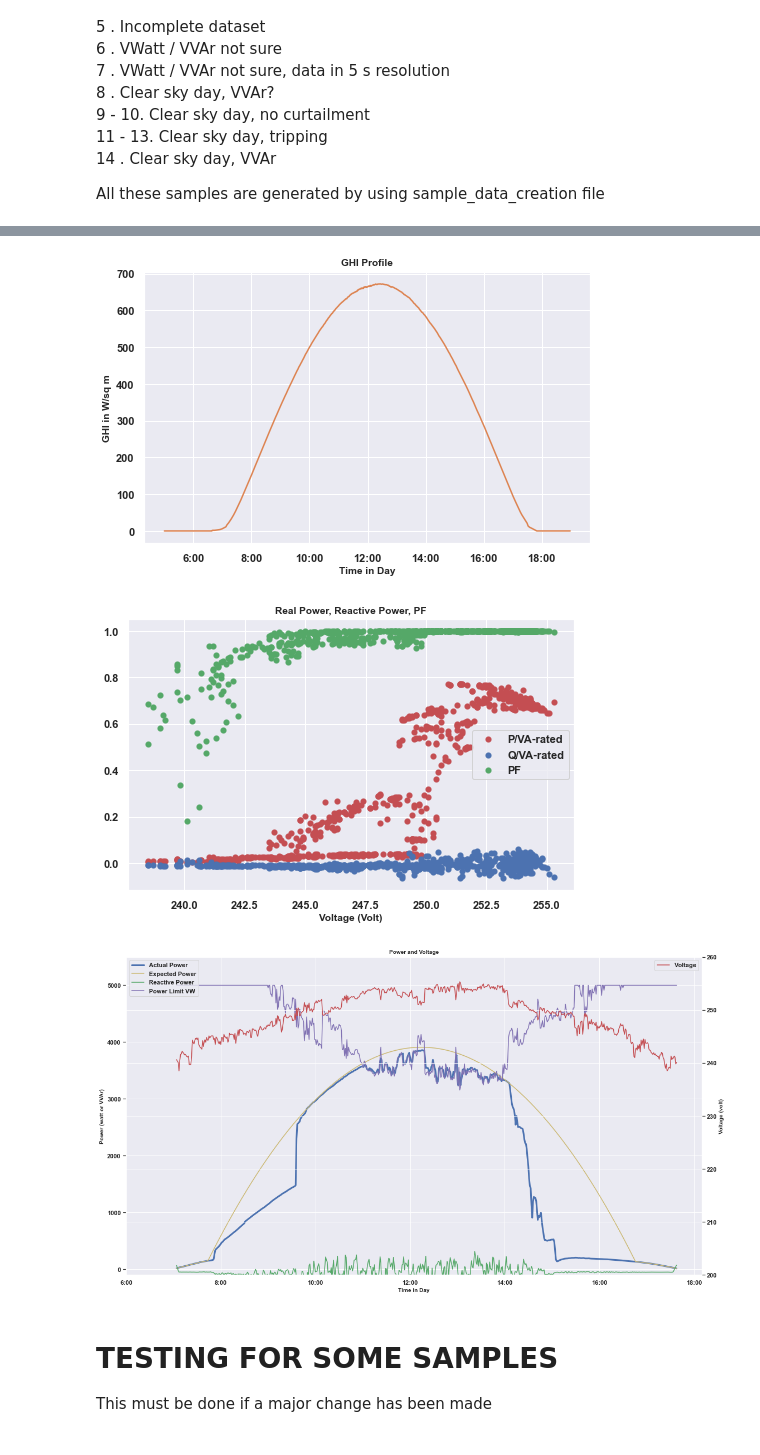
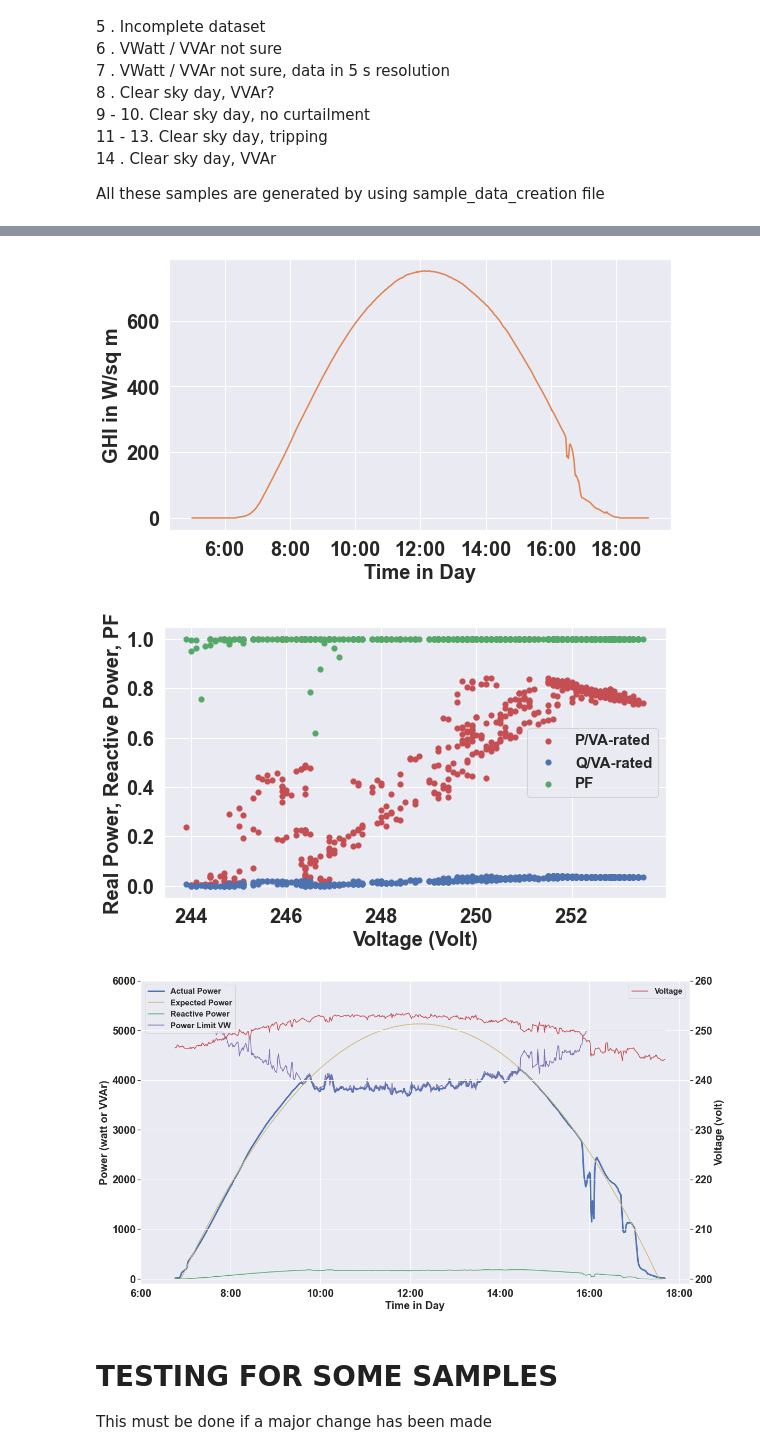
Before and after one commit to mssamhan31/Solar-Curtailment, a Jupyter notebook: src/SolA Curtailment Daily Analysis.ipynb, the cells around one changed output, grey strips where cells are left out. Saved outputs shown, nothing was run; the diff lists cells and outputs as text; code cells hidden in the pictures.

Commit message:
Update Plot Size

```diff
--- a/src/SolA Curtailment Daily Analysis.ipynb
+++ b/src/SolA Curtailment Daily Analysis.ipynb
@@ -21,7 +21,7 @@ from datetime import datetime
 # SET GLOBAL PARAMETERS
 # %%
 # ================== Global parameters for fonts & sizes =================
-font_size = 10
+font_size = 20
 rc={'font.size': font_size, 'axes.labelsize': font_size, 'legend.fontsize': font_size,
     'axes.titlesize': font_size, 'xtick.labelsize': font_size, 'ytick.labelsize': font_size}
 plt.rcParams.update(**rc)
@@ -3019,7 +3019,7 @@ def display_ghi(ghi):
     ghi_plot = ghi[(ghi['HH24'] >= 5) & (ghi['HH24'] <= 18)]
 
     fig, ax = plt.subplots()
-    fig.set_size_inches(8, 5)
+    fig.set_size_inches(9, 5)
 
     ax.plot(ghi_plot['Mean global irradiance (over 1 minute) in W/sq m'], color = 'C1', markersize = 8)
     ax.set_ylabel('GHI in W/sq m', **fontdict)
@@ -3030,7 +3030,11 @@ def display_ghi(ghi):
     values=[ datetime(year, month, day, 2*i, 0) for i in time_range]
     plt.xticks(values,labels)
 
-    plt.title('GHI Profile', **fontdict)
+    # We change the fontsize of minor ticks label
+    ax.tick_params(axis='both', which='major', labelsize=20)
+    ax.tick_params(axis='both', which='minor', labelsize=20)
+
+    #plt.title('GHI Profile', **fontdict)
 
     plt.show()
 
@@ -3048,16 +3052,21 @@ def display_power_scatter(data_site):
     data_site['var_normalized'] = data_site['reactive_power'] / ac_cap
 
     fig, ax = plt.subplots()
-    fig.set_size_inches(8, 5)
+    fig.set_size_inches(9, 5)
 
     ax.scatter(data_site['voltage'], data_site['power_normalized'], color = 'r', marker = 'o', linewidths = 0.1, alpha = 1, label = 'P/VA-rated')
     ax.scatter(data_site['voltage'], data_site['var_normalized'], color = 'b', marker = 'o', linewidths = 0.1, alpha = 1, label = 'Q/VA-rated')
     ax.scatter(data_site['voltage'], data_site['pf'], color = 'g', marker = 'o', linewidths = 0.1, alpha = 1, label = 'PF')
 
     ax.set_xlabel('Voltage (Volt)', **fontdict)
-    ax.legend()
+    ax.set_ylabel('Real Power, Reactive Power, PF', **fontdict)
+    ax.legend(prop={'size': 15})
+
+    # We change the fontsize of minor ticks label
+    ax.tick_params(axis='both', which='major', labelsize=20)
+    ax.tick_params(axis='both', which='minor', labelsize=20)
     #ax.legend(frameon=False)
-    plt.title('Real Power, Reactive Power, PF', **fontdict)
+    #plt.title('Real Power, Reactive Power, PF', **fontdict)
 
     plt.show()
 
@@ -3081,7 +3090,7 @@ def display_power_voltage(data_site):
     line1 = ax.plot(data_site['power'], color = 'b', label = 'Actual Power', lw = 3)
     line2 = ax.plot(data_site['power_expected'], color = 'y', label = 'Expected Power')
     line3 = ax.plot(data_site['reactive_power'], color = 'g', label = 'Reactive Power')
-    ax.set_ylim([-100, 5500])
+    ax.set_ylim([-100, 6000])
 
     if vwatt_response == 'Yes':
         line4 = ax.plot(data_site['power_limit_vw'], color = 'm', label = 'Power Limit VW')
@@ -3093,21 +3102,28 @@ def display_power_voltage(data_site):
 
     ax.set_ylabel('Power (watt or VVAr)', **fontdict)
     ax.set_xlabel('Time in Day', **fontdict)
-    ax.legend(loc = 2)
+    ax.legend(loc = 2, prop={'size': 15})
 
     ax2 = ax.twinx()
     line4 = ax2.plot(data_site['voltage'], color = 'r', label = 'Voltage')
-    ax2.set_ylim([200, 260])
+    ax2.set_ylim([199, 260])
     ax2.set_ylabel('Voltage (volt)', **fontdict)
-    ax2.legend()
+    ax2.legend(loc = 1, prop={'size': 15})
 
     time_range = range(3,10)
     labels=[ str(2*i) + ':00' for i in time_range]
     values=[ datetime(year, month, day, 2*i, 0) for i in time_range]
     plt.xticks(values,labels)
 
+    # We change the fontsize of minor ticks label
+    ax.tick_params(axis='both', which='major', labelsize=20)
+    ax.tick_params(axis='both', which='minor', labelsize=20)
+
+    ax2.tick_params(axis='both', which='major', labelsize=20)
+    ax2.tick_params(axis='both', which='minor', labelsize=20)
+
     #plt.legend()
-    plt.title('Power and Voltage', **fontdict)
+    #plt.title('Power and Voltage', **fontdict)
 
     plt.show()
 # %% [markdown]
@@ -3132,7 +3165,7 @@ All these samples are generated by using sample_data_creation file
 file_path = r"C:\Users\samha\Documents\CANVAS\data" #for running in TETB CEEM09 computer
 site_details, unique_cids= input_general_files(file_path)
 summary_all_samples = pd.DataFrame()
-sample_number = 3
+sample_number = 4
 sample_filename = '/data_sample_{}.csv'.format(sample_number)
 ghi_filename = '/ghi_sample_{}.csv'.format(sample_number)
 
@@ -3154,8 +3187,8 @@ else:
     data_site = resample_in_minute(data_site)
 
     #check the expected power using polyfit
-    #data_site, polyfit, is_good_polyfit_quality = check_polyfit(data_site)
-    data_site, a, is_good_polyfit_quality = check_polyfit_constrained(data_site)
+    data_site, polyfit, is_good_polyfit_quality = check_polyfit(data_site)
+    #data_site, a, is_good_polyfit_quality = check_polyfit_constrained(data_site)
 
     is_clear_sky_day = check_clear_sky_day(date)
     tripping_response, tripping_curt_energy, estimation_method, data_site = check_tripping_curtailment(is_clear_sky_day, c_id, data_site, unique_cids, ac_cap, site_details, date)
@@ -3177,6 +3210,6 @@ else:
-[figure, old version]
+[figure, new version]
-[figure, old version]
+[figure, new version]
-[figure, old version]
+[figure, new version]
 # %% [markdown]
 # TESTING FOR SOME SAMPLES
 This must be done if a major change has been made
```
Also changed, not shown: parts of 4 cells of this notebook, 6 other files.
